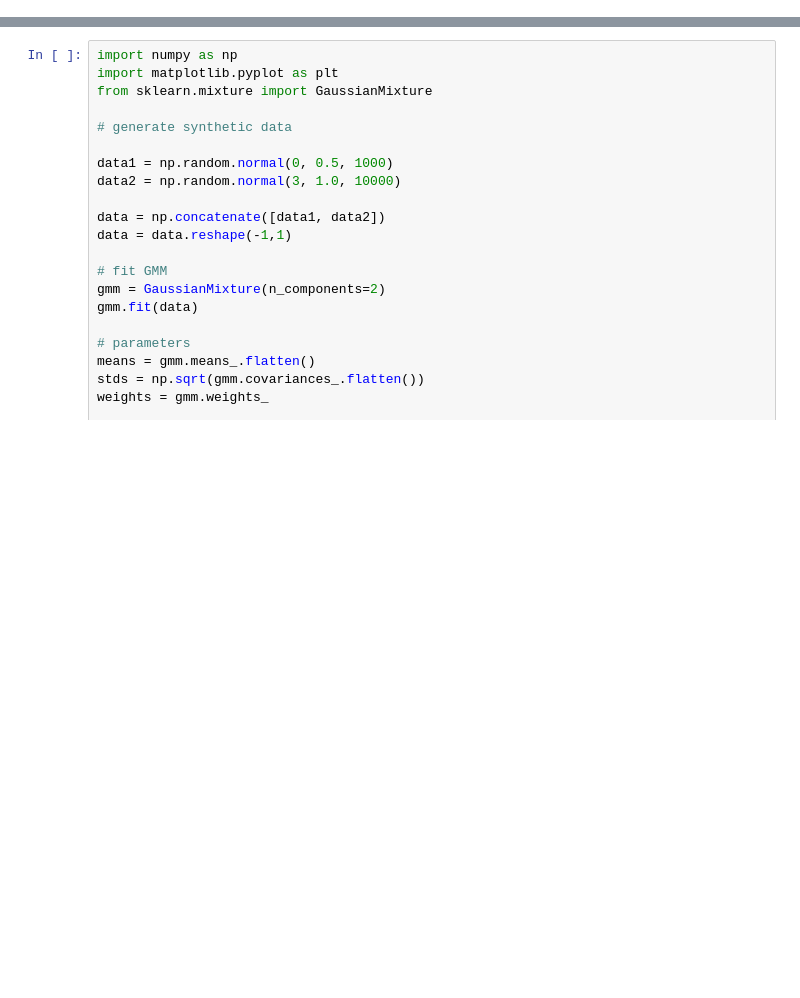
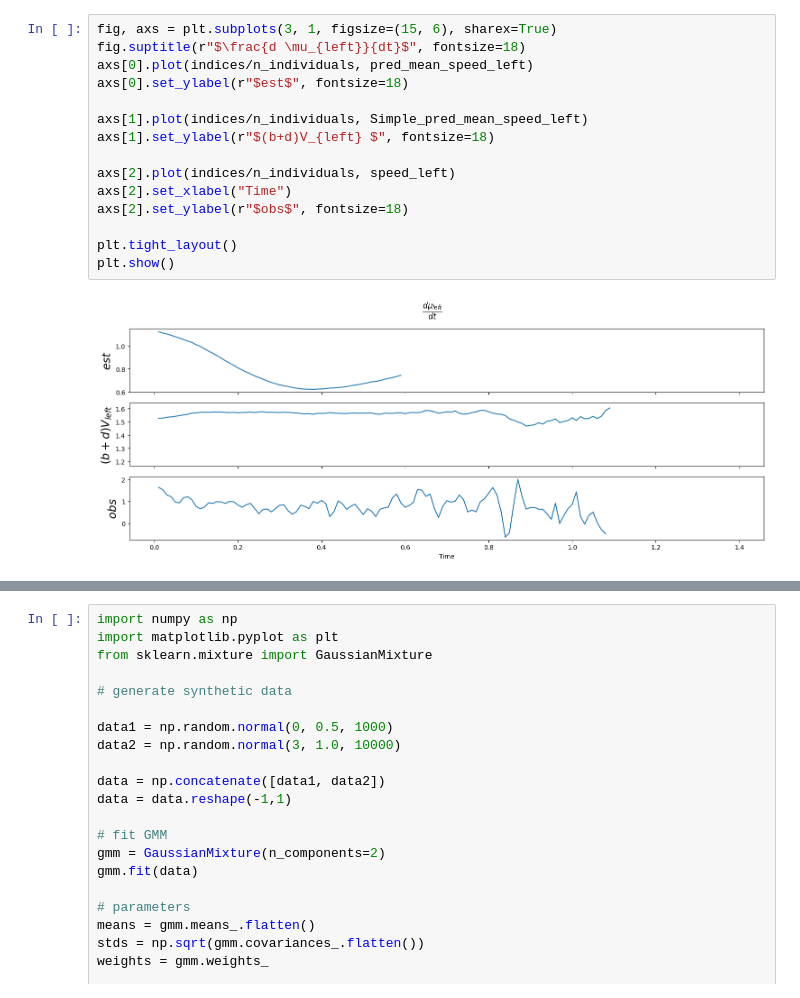
Before and after one commit to Abol-NH3/Fitness_Waves, a Jupyter notebook: notebooks/GMM.ipynb, the cells around one changed output, grey strips where cells are left out. Drawn from its saved outputs; the diff is of its cells as text; blank space fills up the shorter version.

```diff
--- a/notebooks/GMM.ipynb
+++ b/notebooks/GMM.ipynb
@@ -128,0 +325,17 @@ S_dot = ((Sb-Sd) + 3*(mub*Vb-mud*Vd) + (mub**3-mud**3) + beff*(Kb + 3*(mub**2*Vb
+# %%
+fig, axs = plt.subplots(3, 1, figsize=(15, 6), sharex=True)
+fig.suptitle(r"$\frac{d \mu_{left}}{dt}$", fontsize=18)
+axs[0].plot(indices/n_individuals, pred_mean_speed_left)
+axs[0].set_ylabel(r"$est$", fontsize=18)
+
+axs[1].plot(indices/n_individuals, Simple_pred_mean_speed_left)
+axs[1].set_ylabel(r"$(b+d)V_{left} $", fontsize=18)
+
+axs[2].plot(indices/n_individuals, speed_left)
+axs[2].set_xlabel("Time")
+axs[2].set_ylabel(r"$obs$", fontsize=18)
+
+plt.tight_layout()
+plt.show()
+# %% [output]
+[figure, added]
```
Also changed, not shown: parts of 36 cells of this notebook, 4 other files.
